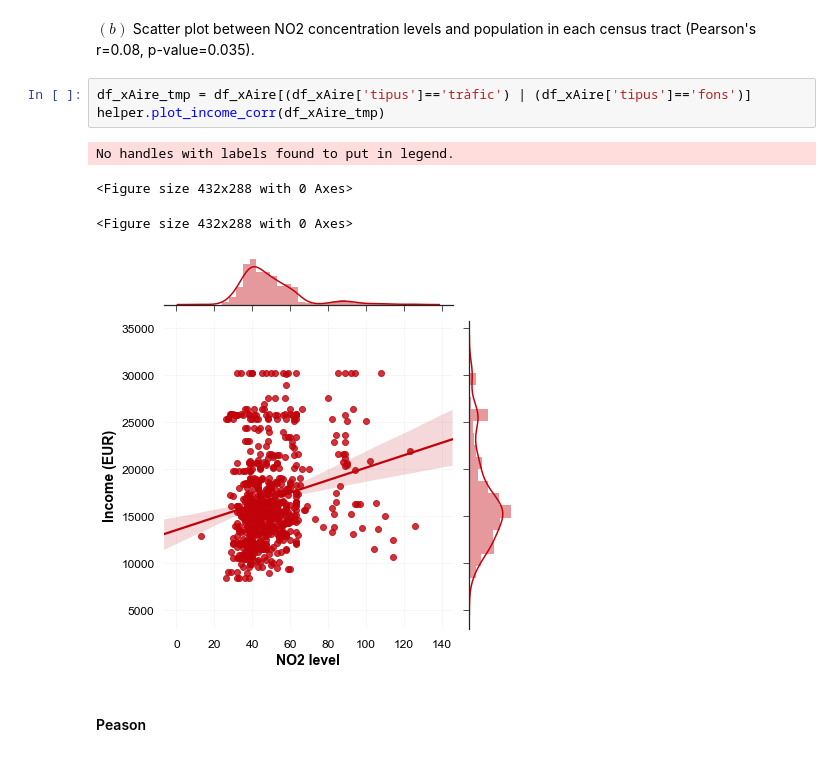
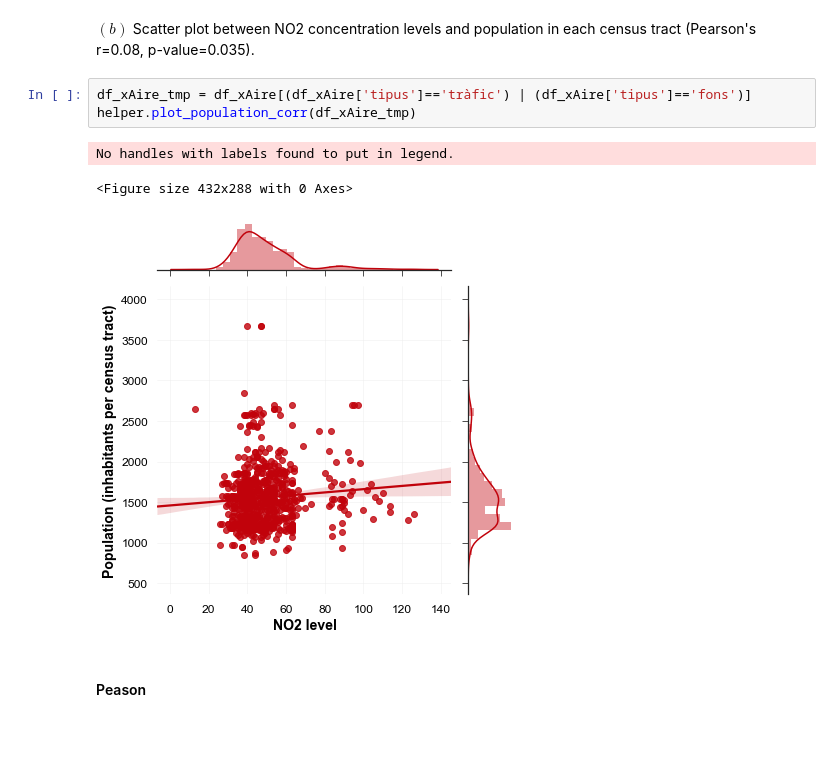
Before and after one commit to jvicens/xAire-analysis, a Jupyter notebook: DataAnalysis.ipynb, the cells around one changed output. Cells and saved outputs as stored; diff of their text form.

```diff
--- a/DataAnalysis.ipynb
+++ b/DataAnalysis.ipynb
@@ -171,12 +171,11 @@ Null hypothesis: the independent samples are drawn from the same continuous dist
 $(b)$ Scatter plot between NO2 concentration levels and population in each census tract (Pearson's r=0.08, p-value=0.035).
 # %%
 df_xAire_tmp = df_xAire[(df_xAire['tipus']=='tràfic') | (df_xAire['tipus']=='fons')]
-helper.plot_income_corr(df_xAire_tmp)
+helper.plot_population_corr(df_xAire_tmp)
 # %% [output]
 No handles with labels found to put in legend.
 <Figure size 432x288 with 0 Axes>
-<Figure size 432x288 with 0 Axes>
-[figure, old version]
+[figure, new version]
 # %% [markdown]
 #### Peason
 # %%
```
Also changed, not shown: parts of 2 cells of this notebook.
